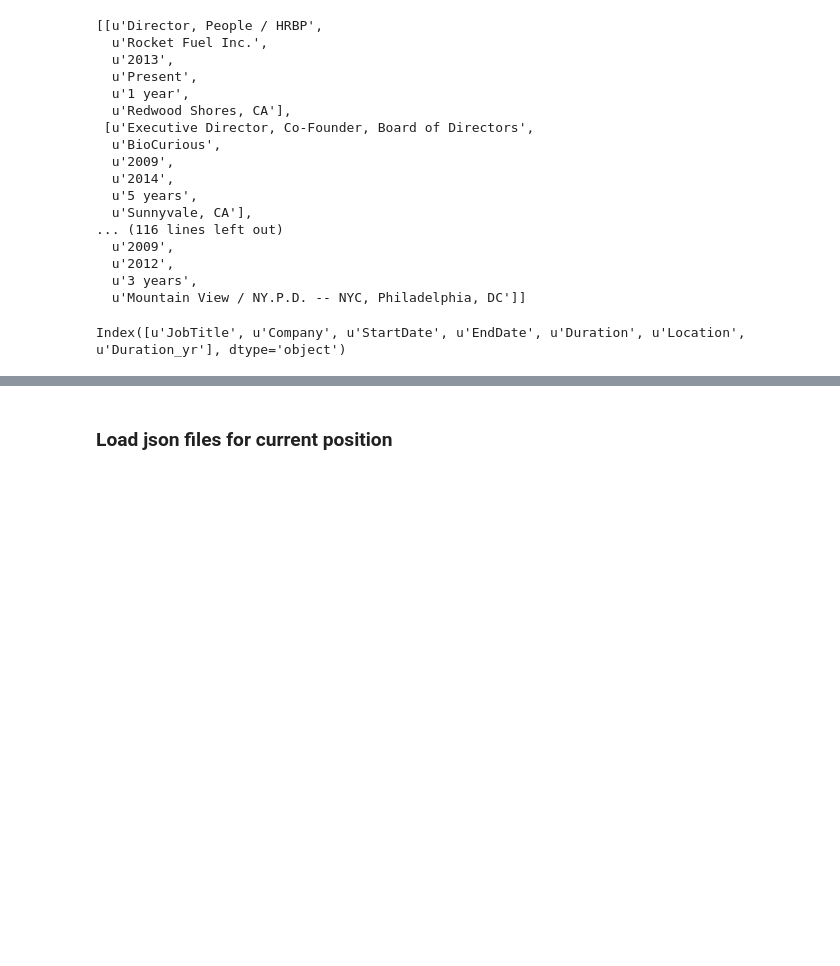
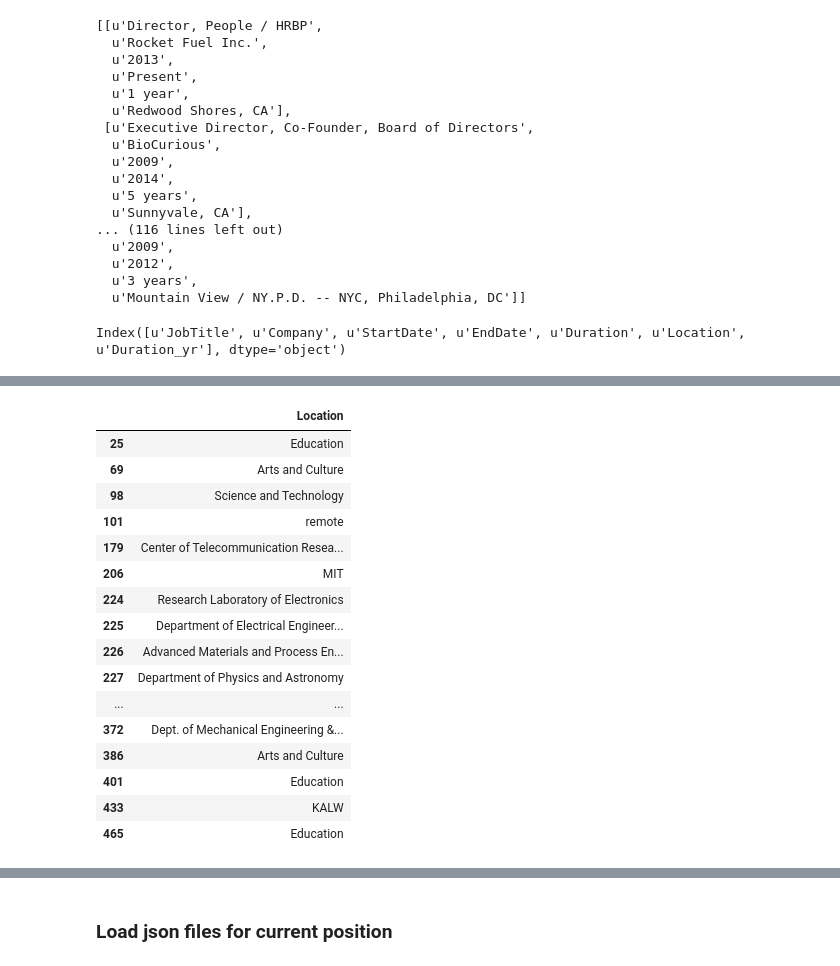
Before and after one commit to lchircus/developher_hackathon2014, a Jupyter notebook: LinkedInHack.ipynb, the cells around one changed output, grey strips where cells are left out. Saved outputs shown, nothing was run; the diff lists cells and outputs as text; code cells hidden in the pictures; blank space fills up the shorter version.

Commit message:
re-bin locations by general US region.

```diff
--- a/LinkedInHack.ipynb
+++ b/LinkedInHack.ipynb
@@ -248,22 +248,34 @@ state_trans = [('Oregon', 'OR'), ('Ohio', 'OH'), ('Louis', 'MO'), ('Boston', 'MA
 ('Massachusetts', 'MA'), ('Texas', 'TX'), ('Arizona', 'AZ'), ('Seattle', 'WA'), ('llinois', 'IL'),
 ('Wisconsin', 'WI'), ('Califoria', 'CA'), ('Indiana', 'IN'),
 ('california', 'CA'), ('Denver', 'CO'), ('Dallas', 'TX'), ('South Carolina', 'SC'),
-('Los Angeles', 'CA'), ('Virginia', 'VA'), ('Missouri', 'MI'), ('Hillsboro', 'OR'),
+('Los Angeles', 'CA'), ('Virginia', 'VA'), ('Missouri', 'Midwest'), ('Hillsboro', 'OR'),
 ('new york', 'NY'), ('Lauderdale', 'FL'), ('New Mexico', 'NM'), ('Connecticut', 'CT'),
 ('D.C.', 'DC'), ('texas', 'TX')]
 bay_area_cities = ['Redwood City', 'Menlo Park', 'Mountain View', 'Sunnyvale', 'Stanford',
                    'Silicon Valley', 'Berkeley', 'Santa Clara', 'SF Bay', 'san francisco']
+midwest = ['KS', 'MO', 'MI', 'IL', 'OH', 'WI', 'SD', 'ID', 'IN', 'IA', 'MN', 'NE']
+southwest = ['AZ', 'NM', 'AK', 'CO', 'LO', 'AR', 'LA', 'MT', 'ND', 'OK', 'SD', 'TX', 'UT', 'WY']
+south = ['GA', 'AL', 'FL', 'MS', 'SC', 'NC', 'TN', 'KY', 'VA']
+northeast = ['RI', 'CT', 'NH', 'VT', 'ME', 'NJ', 'PA', 'MD', 'DC']
+northwest = ['WA', 'OR', 'ID']
 canada = ['Canada', 'Ontario', 'Markham']
 asia = ['Hong Kong', 'Japan', 'China']
 europe = ['France', 'Denmark', 'Austria', 'Zurich', 'Switzerland', 'Germany', 'Finland',
           'Netherlands', 'United Kingdom']
 otherIntl = ['Peru', 'Malawi', 'Chile', 'Uganda', 'Australia']
 # %%
+# a terribly hacky location translator. Note that the order of if's are important!
 def binLocation(s):
+    if s.find(', USA') != -1: s = s.split(', USA')[0]
+    state = ''
     if s.find('San Francisco') != -1:
         return 'CA'
     for name, abbrev in state_trans:
-        if s.find(name) != -1:   return abbrev
+        if s.find(name) != -1:
+            #print "found:",  name, abbrev
+            state = abbrev
+            break
+    #print "result: ", name, abbrev, state
     for name in bay_area_cities:
         if s.find(name) != -1:   return 'CA'
     for name in canada:
@@ -275,11 +287,37 @@ def binLocation(s):
     for name in otherIntl:
         if s.find(name) != -1:   return 'otherIntl'
     if ',' in s:
-        state = s.split(',')[-1].strip()
-        if len(state) == 2:
-            return state
-    return 'Other'
+        state_candidate = s.split(',')[-1].strip()
+        if len(state_candidate) == 2:
+            state = state_candidate
+    #print "state:", state
+    if state in midwest: return 'Midwest'
+    if state in southwest: return 'Southwest'
+    if state in south: return 'South'
+    if state in northeast: return 'Northeast'
+    if state in northwest: return 'Northwest'
+    if state == '': return 'Unknown'
 # %%
 df['LocationType'] = map(binLocation, df['Location'])
+# %%
+df[ df['LocationType']=='Unknown' ][['Location']]
+# %% [output]
+|  | Location |
+| 25 | Education |
+| 69 | Arts and Culture |
+| 98 | Science and Technology |
+| 101 | remote |
+| 179 | Center of Telecommunication Resea... |
+| 206 | MIT |
+| 224 | Research Laboratory of Electronics |
+| 225 | Department of Electrical Engineer... |
+| 226 | Advanced Materials and Process En... |
+| 227 | Department of Physics and Astronomy |
+| ... | ... |
+| 372 | Dept. of Mechanical Engineering &... |
+| 386 | Arts and Culture |
+| 401 | Education |
+| 433 | KALW |
+| 465 | Education |
 # %%
 g = df.groupby('LocationType')
```
Also changed, not shown: parts of 4 cells of this notebook, 1 other file.
